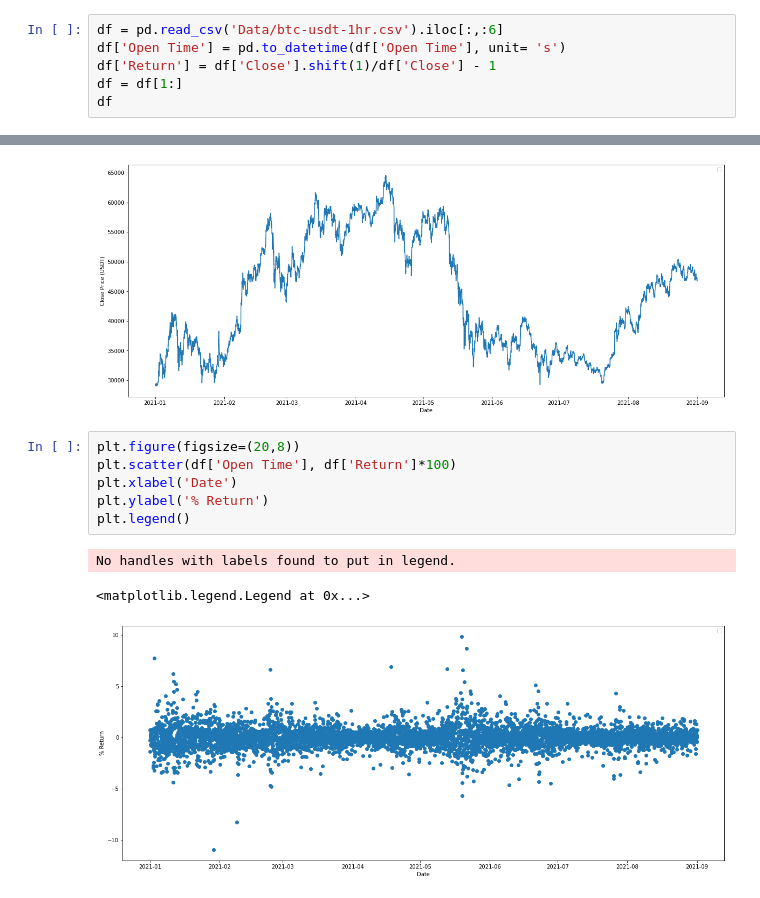
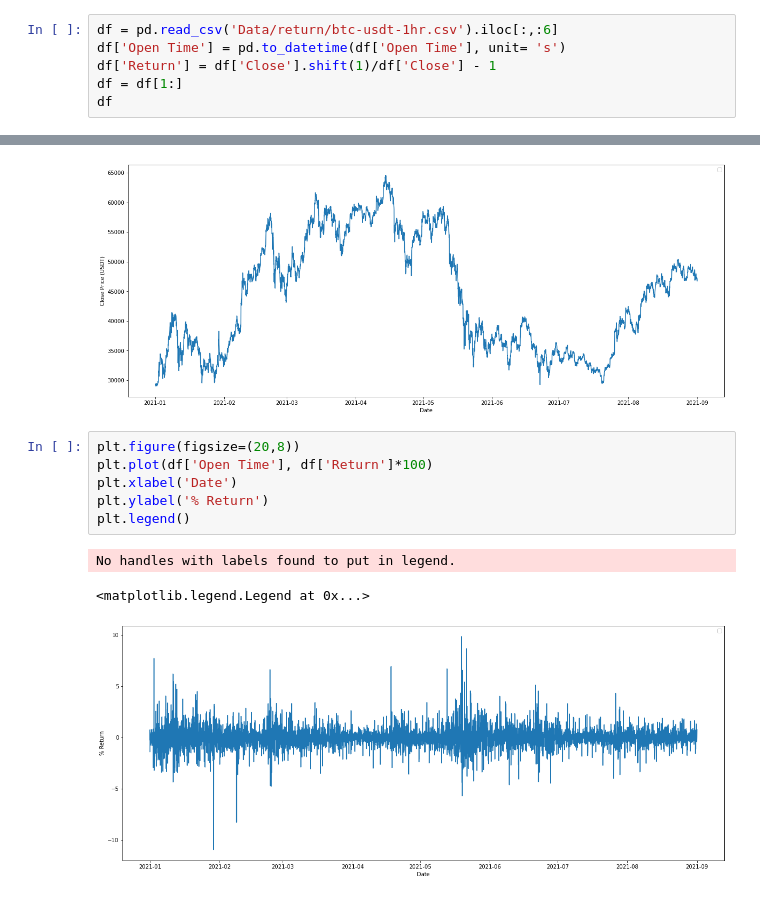
Before and after one commit to Kittiwin-Kumlungmak/crypto-predictor, a Jupyter notebook: Transfomer/transformer-btc-return.ipynb, the cells around one changed output, grey strips where cells are left out. Drawn from its saved outputs; the diff is of its cells as text.

```diff
--- a/Transfomer/transformer-btc-return.ipynb
+++ b/Transfomer/transformer-btc-return.ipynb
@@ -16,5 +18,5 @@ from eval import eval
 # %%
-df = pd.read_csv('Data/btc-usdt-1hr.csv').iloc[:,:6]
+df = pd.read_csv('Data/return/btc-usdt-1hr.csv').iloc[:,:6]
 df['Open Time'] = pd.to_datetime(df['Open Time'], unit= 's')
 df['Return'] = df['Close'].shift(1)/df['Close'] - 1
 df = df[1:]
@@ -45,11 +47,11 @@ No handles with labels found to put in legend.
 [figure]
 # %%
 plt.figure(figsize=(20,8))
-plt.scatter(df['Open Time'], df['Return']*100)
+plt.plot(df['Open Time'], df['Return']*100)
 plt.xlabel('Date')
 plt.ylabel('% Return')
 plt.legend()
 # %% [output]
 No handles with labels found to put in legend.
 <matplotlib.legend.Legend at 0x...>
-[figure, old version]
+[figure, new version]
```
Also changed, not shown: parts of 7 cells of this notebook, 52 other files.
